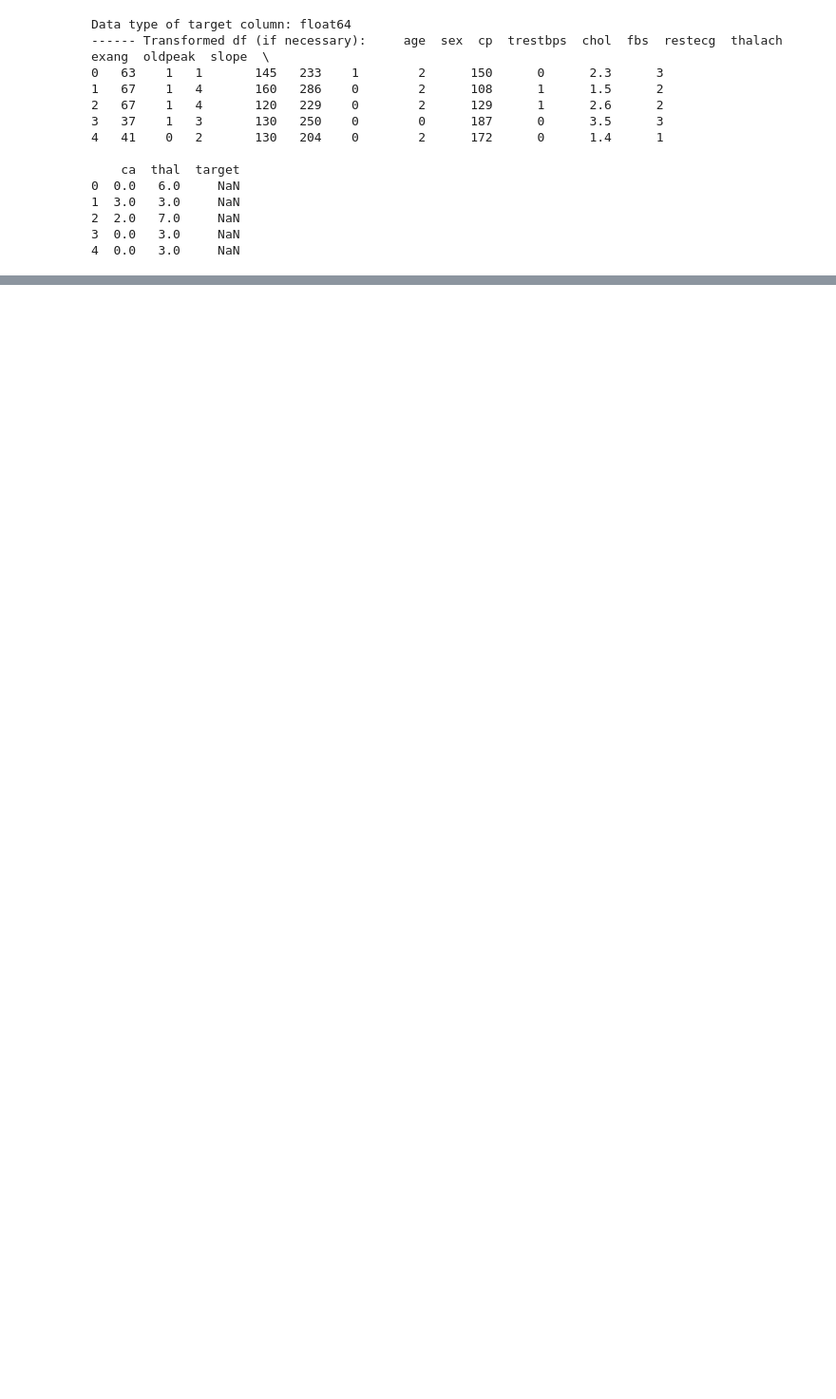
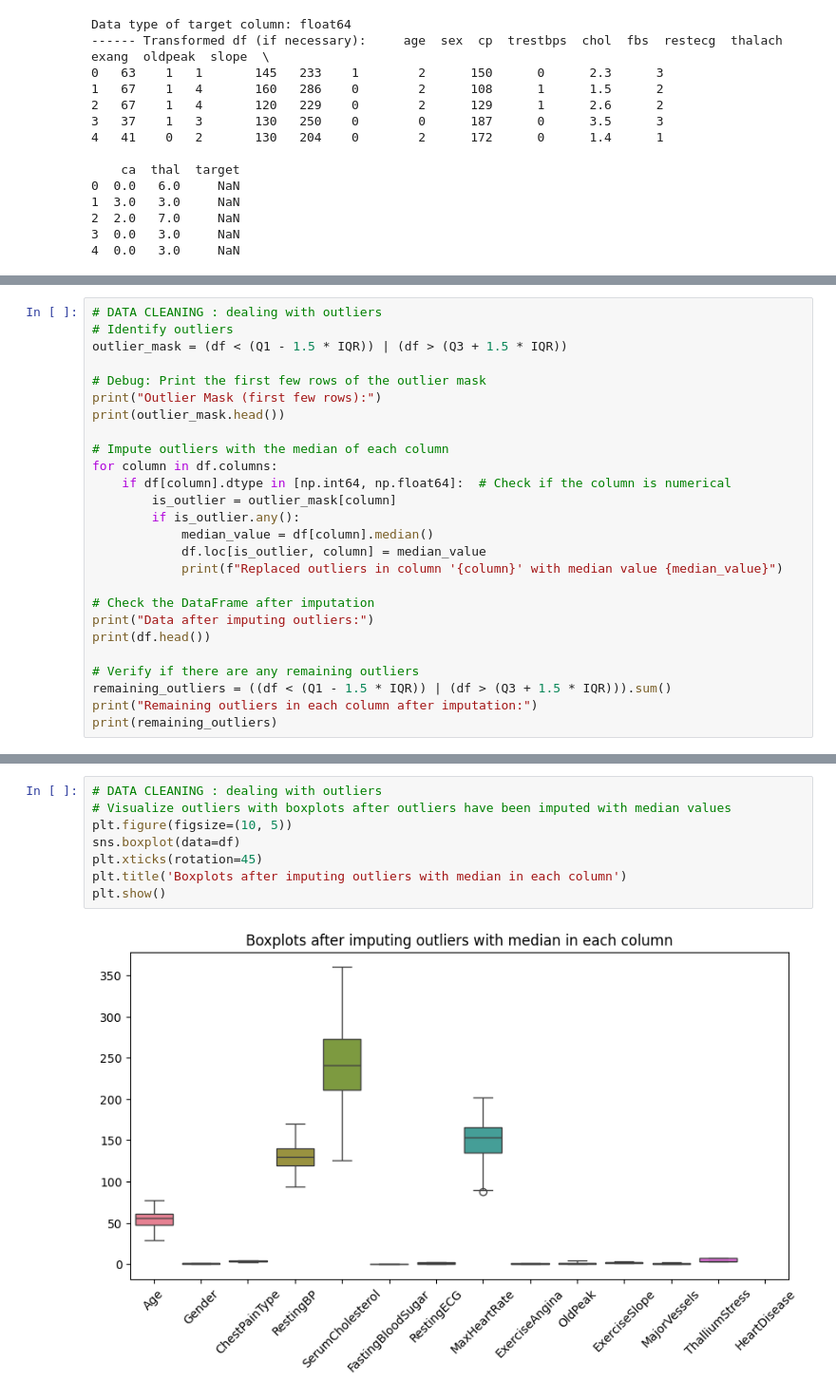
Before and after one commit to Brynlai/DataScienceHeartDiseaseAssignment, a Jupyter notebook: DataScienceAssignment.ipynb, the cells around one changed output, grey strips where cells are left out. Shown at 95% size. Drawn from its saved outputs; the diff is of its cells as text; blank space fills up the shorter version.

```diff
--- a/DataScienceAssignment.ipynb
+++ b/DataScienceAssignment.ipynb
@@ -161,0 +276,26 @@ max                7.000000                      NaN
+# %%
+# DATA CLEANING : dealing with outliers
+# Identify outliers
+outlier_mask = (df < (Q1 - 1.5 * IQR)) | (df > (Q3 + 1.5 * IQR))
+
+# Debug: Print the first few rows of the outlier mask
+print("Outlier Mask (first few rows):")
+print(outlier_mask.head())
+
+# Impute outliers with the median of each column
+for column in df.columns:
+    if df[column].dtype in [np.int64, np.float64]:  # Check if the column is numerical
+        is_outlier = outlier_mask[column]
+        if is_outlier.any():
+            median_value = df[column].median()
+            df.loc[is_outlier, column] = median_value
+            print(f"Replaced outliers in column '{column}' with median value {median_value}")
+
+# Check the DataFrame after imputation
+print("Data after imputing outliers:")
+print(df.head())
+
+# Verify if there are any remaining outliers
+remaining_outliers = ((df < (Q1 - 1.5 * IQR)) | (df > (Q3 + 1.5 * IQR))).sum()
+print("Remaining outliers in each column after imputation:")
+print(remaining_outliers)
@@ -161,0 +320,10 @@ max                7.000000                      NaN
+# %%
+# DATA CLEANING : dealing with outliers
+# Visualize outliers with boxplots after outliers have been imputed with median values
+plt.figure(figsize=(10, 5))
+sns.boxplot(data=df)
+plt.xticks(rotation=45)
+plt.title('Boxplots after imputing outliers with median in each column')
+plt.show()
+# %% [output]
+[figure, added]
```
Also changed, not shown: parts of 11 cells of this notebook.
